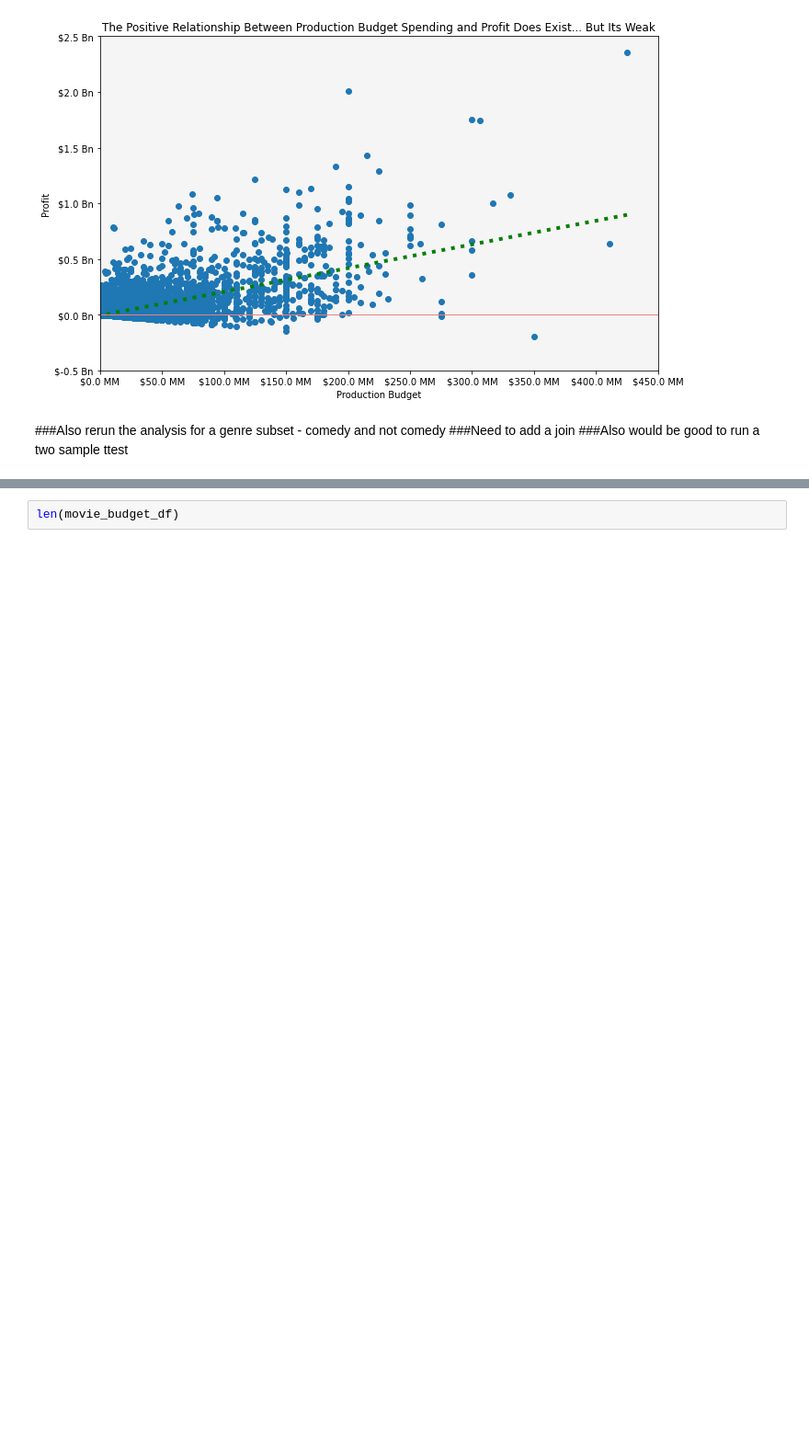
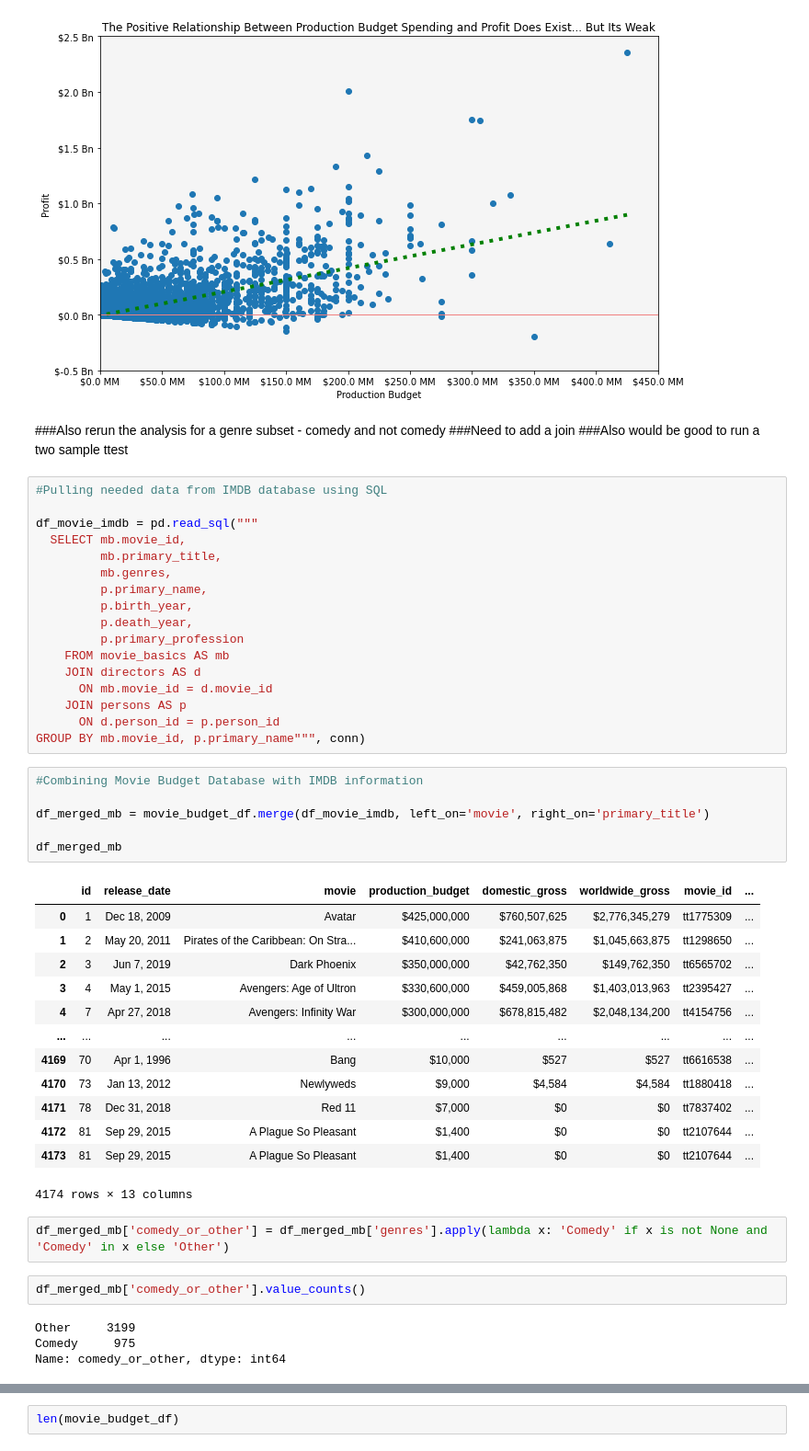
Before and after one commit to sangwon224/Movie_Studio_Strategy_Recommendation, a Jupyter notebook: Movie_Studio_Strategy_Recommendation.ipynb, the cells around one changed output, grey strips where cells are left out. Shown at 92% size. Drawn from its saved outputs; the diff is of its cells as text; blank space fills up the shorter version.

Commit message:
created df from IMDB database and filtered. Continue analysis

```diff
--- a/Movie_Studio_Strategy_Recommendation.ipynb
+++ b/Movie_Studio_Strategy_Recommendation.ipynb
@@ -240,3 +240,48 @@ plt.tight_layout()
 ###Also rerun the analysis for a genre subset - comedy and not comedy
 ###Need to add a join
 ###Also would be good to run a two sample ttest
+# %%
+#Pulling needed data from IMDB database using SQL
+
+df_movie_imdb = pd.read_sql("""
+  SELECT mb.movie_id,
+         mb.primary_title,
+         mb.genres,
+         p.primary_name,
+         p.birth_year,
+         p.death_year,
+         p.primary_profession
+    FROM movie_basics AS mb
+    JOIN directors AS d
+      ON mb.movie_id = d.movie_id
+    JOIN persons AS p
+      ON d.person_id = p.person_id
+GROUP BY mb.movie_id, p.primary_name""", conn)
+# %%
+#Combining Movie Budget Database with IMDB information
+
+df_merged_mb = movie_budget_df.merge(df_movie_imdb, left_on='movie', right_on='primary_title')
+
+df_merged_mb
+# %% [output]
+|  | id | release_date | movie | production_budget | domestic_gross | worldwide_gross | movie_id | ... |
+| 0 | 1 | Dec 18, 2009 | Avatar | $425,000,000 | $760,507,625 | $2,776,345,279 | tt1775309 | ... |
+| 1 | 2 | May 20, 2011 | Pirates of the Caribbean: On Stra... | $410,600,000 | $241,063,875 | $1,045,663,875 | tt1298650 | ... |
+| 2 | 3 | Jun 7, 2019 | Dark Phoenix | $350,000,000 | $42,762,350 | $149,762,350 | tt6565702 | ... |
+| 3 | 4 | May 1, 2015 | Avengers: Age of Ultron | $330,600,000 | $459,005,868 | $1,403,013,963 | tt2395427 | ... |
+| 4 | 7 | Apr 27, 2018 | Avengers: Infinity War | $300,000,000 | $678,815,482 | $2,048,134,200 | tt4154756 | ... |
+| ... | ... | ... | ... | ... | ... | ... | ... | ... |
+| 4169 | 70 | Apr 1, 1996 | Bang | $10,000 | $527 | $527 | tt6616538 | ... |
+| 4170 | 73 | Jan 13, 2012 | Newlyweds | $9,000 | $4,584 | $4,584 | tt1880418 | ... |
+| 4171 | 78 | Dec 31, 2018 | Red 11 | $7,000 | $0 | $0 | tt7837402 | ... |
+| 4172 | 81 | Sep 29, 2015 | A Plague So Pleasant | $1,400 | $0 | $0 | tt2107644 | ... |
+| 4173 | 81 | Sep 29, 2015 | A Plague So Pleasant | $1,400 | $0 | $0 | tt2107644 | ... |
+4174 rows × 13 columns
+# %%
+df_merged_mb['comedy_or_other'] = df_merged_mb['genres'].apply(lambda x: 'Comedy' if x is not None and 'Comedy' in x else 'Other')
+# %%
+df_merged_mb['comedy_or_other'].value_counts()
+# %% [output]
+Other     3199
+Comedy     975
+Name: comedy_or_other, dtype: int64
```
Also changed, not shown: parts of 5 cells of this notebook.
